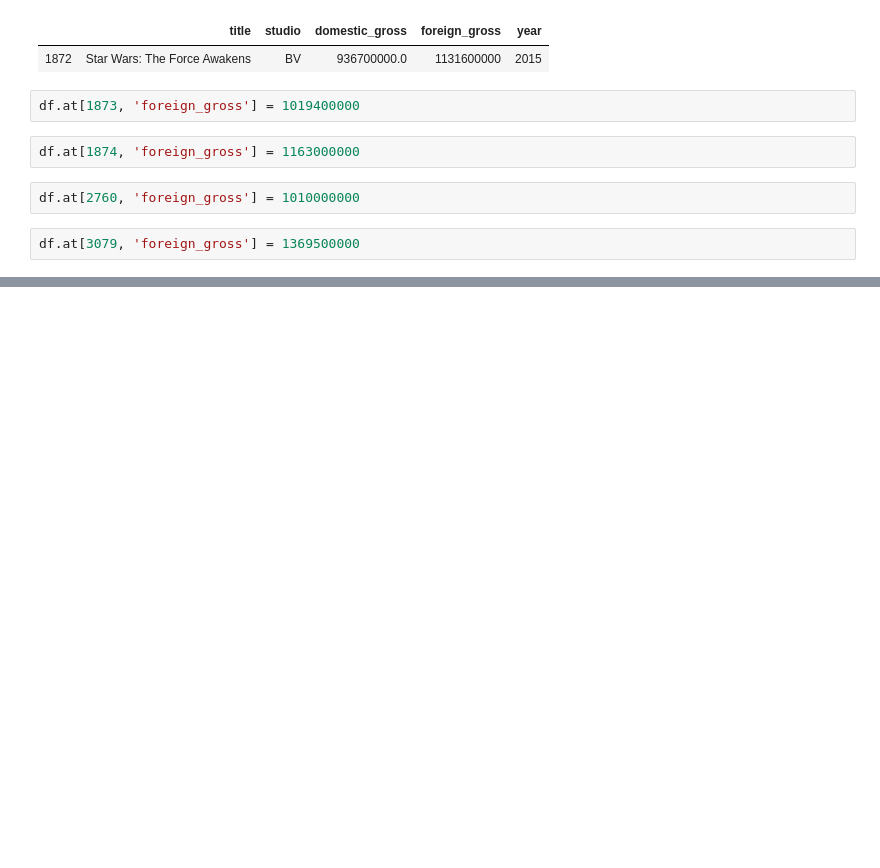
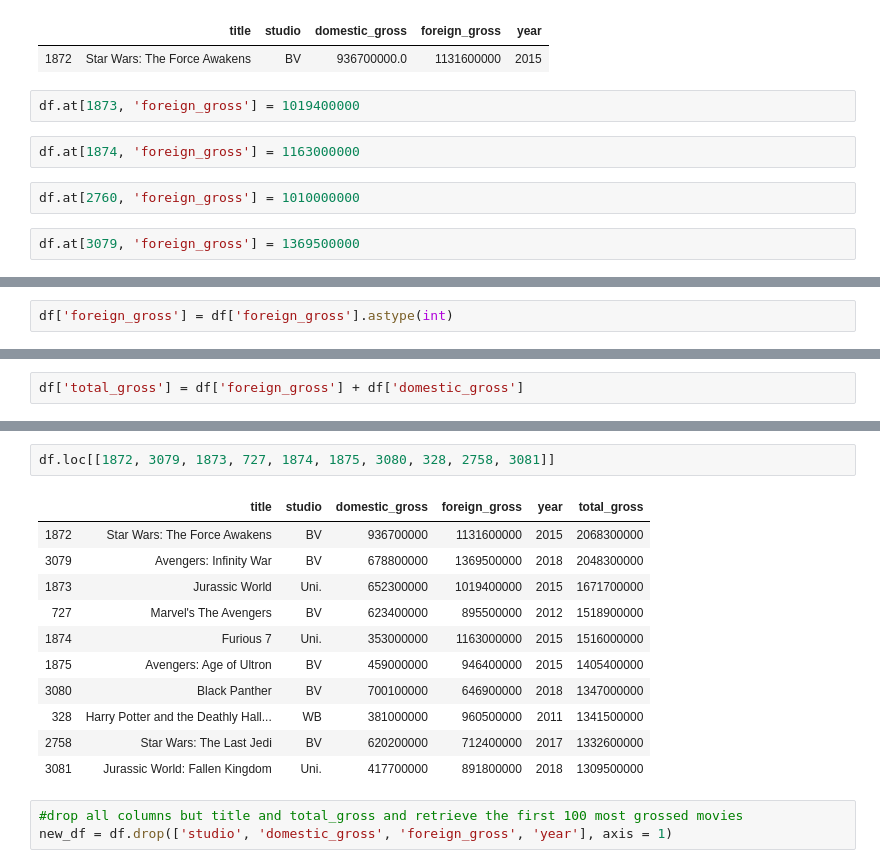
Before and after one commit to joseh4/dc-ds-010620, a Jupyter notebook: module-1/project/data/project_progress.ipynb, the cells around one changed output, grey strips where cells are left out. Cells and saved outputs as stored; diff of their text form; blank space fills up the shorter version.

```diff
--- a/module-1/project/data/project_progress.ipynb
+++ b/module-1/project/data/project_progress.ipynb
@@ -112,0 +119,2 @@ ValueError: too many values to unpack (expected 2)
+# %%
+df['foreign_gross'] = df['foreign_gross'].astype(int)
@@ -112,0 +134,2 @@ ValueError: too many values to unpack (expected 2)
+# %%
+df['total_gross'] = df['foreign_gross'] + df['domestic_gross']
@@ -112,0 +164,17 @@ ValueError: too many values to unpack (expected 2)
+# %%
+df.loc[[1872, 3079, 1873, 727, 1874, 1875, 3080, 328, 2758, 3081]]
+# %% [output]
+|  | title | studio | domestic_gross | foreign_gross | year | total_gross |
+| 1872 | Star Wars: The Force Awakens | BV | 936700000 | 1131600000 | 2015 | 2068300000 |
+| 3079 | Avengers: Infinity War | BV | 678800000 | 1369500000 | 2018 | 2048300000 |
+| 1873 | Jurassic World | Uni. | 652300000 | 1019400000 | 2015 | 1671700000 |
+| 727 | Marvel's The Avengers | BV | 623400000 | 895500000 | 2012 | 1518900000 |
+| 1874 | Furious 7 | Uni. | 353000000 | 1163000000 | 2015 | 1516000000 |
+| 1875 | Avengers: Age of Ultron | BV | 459000000 | 946400000 | 2015 | 1405400000 |
+| 3080 | Black Panther | BV | 700100000 | 646900000 | 2018 | 1347000000 |
+| 328 | Harry Potter and the Deathly Hall... | WB | 381000000 | 960500000 | 2011 | 1341500000 |
+| 2758 | Star Wars: The Last Jedi | BV | 620200000 | 712400000 | 2017 | 1332600000 |
+| 3081 | Jurassic World: Fallen Kingdom | Uni. | 417700000 | 891800000 | 2018 | 1309500000 |
+# %%
+#drop all columns but title and total_gross and retrieve the first 100 most grossed movies
+new_df = df.drop(['studio', 'domestic_gross', 'foreign_gross', 'year'], axis = 1)
```
Also changed, not shown: parts of 26 cells of this notebook, 4 other files.
